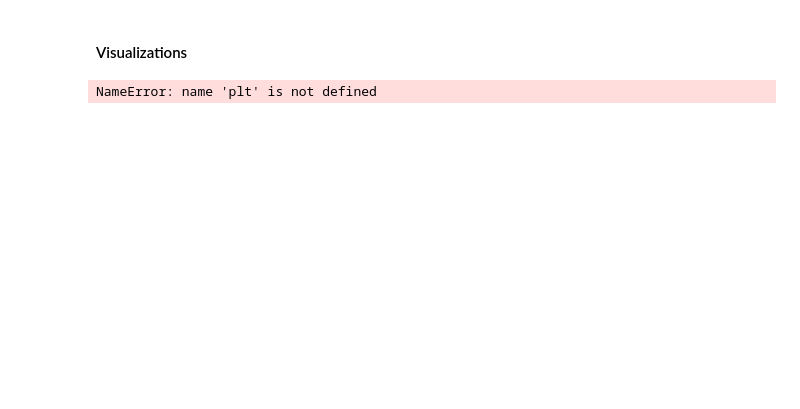
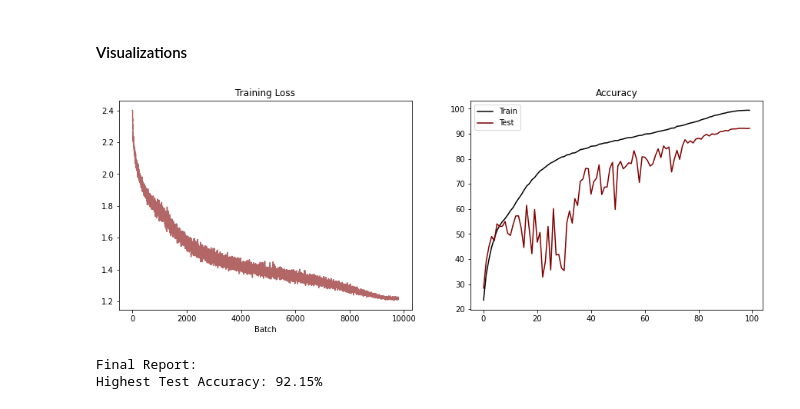
Before and after one commit to pranavrao10/dynamic-cnn-image-classification, a Jupyter notebook: dynamic-cnn-image-classification.ipynb, the cells around one changed output. Drawn from its saved outputs; the diff is of its cells as text; code cells hidden in the pictures; blank space fills up the shorter version.

```diff
--- a/dynamic-cnn-image-classification.ipynb
+++ b/dynamic-cnn-image-classification.ipynb
@@ -109,18 +112,18 @@ print(f"Using device: {device}")
 model = model.to(device)
 scaler = GradScaler(device=device.type if device.type == 'cuda' else None, enabled=(device.type == 'cuda'))
 
-optimizer = optim.SGD(model.parameters(), lr=0.1, momentum=0.95, weight_decay=5e-4)
-scheduler = optim.lr_scheduler.CosineAnnealingWarmRestarts(optimizer, T_0=50, T_mult=2, eta_min=1e-4)
-criterion = nn.CrossEntropyLoss(label_smoothing=0.2)
+optimizer = optim.SGD(model.parameters(), lr=0.15, momentum=0.95, nesterov = True, weight_decay=1e-3)
+scheduler = optim.lr_scheduler.OneCycleLR(optimizer, max_lr=0.15, pct_start = 0.3, div_factor=25, final_div_factor=1e4, steps_per_epoch=len(trainloader), epochs=100)
+criterion = nn.CrossEntropyLoss(label_smoothing=0.3)
 
 train_loss, train_acc, test_acc = [], [], []
 best_acc = 0
 
-for epoch in range(150):
+for epoch in range(100):
     model.train()
     total, correct = 0, 0
 
-    for inputs, labels in tqdm(trainloader, desc=f'Epoch {epoch+1}/150'):
+    for inputs, labels in tqdm(trainloader, desc=f'Epoch {epoch+1}/100'):
         inputs, labels = inputs.to(device), labels.to(device)
 
         optimizer.zero_grad()
@@ -167,28 +181,24 @@ RuntimeError: MPS backend out of memory (MPS allocated: 34.30 GB, other allocati
 # %%
 plt.figure(figsize=(15, 5))
 
-colors = {'train_loss': 'maroon', 'train_acc': 'navy', 'test_acc': 'maroon', 'smoothed_loss': 'maroon'}
-plt.subplot(1, 3, 1)
-plt.plot(train_loss, alpha=0.6)
+plt.subplot(1, 2, 1)
+plt.plot(train_loss, alpha=0.6, color='maroon')
 plt.title('Training Loss')
 plt.xlabel('Batch')
 
-plt.subplot(1, 3, 2)
-plt.plot(train_acc, label='Train')
-plt.plot(test_acc, label='Test')
+plt.subplot(1, 2, 2)
+plt.plot(train_acc, label='Train', color = 'black')
+plt.plot(test_acc, label='Test', color = 'maroon')
 plt.title('Accuracy')
 plt.legend()
 
-plt.subplot(1, 3, 3)
-smoothed = np.convolve(train_loss, np.ones(100)/100, mode='valid')
-plt.plot(smoothed)
-plt.title('Smoothed Loss (100 batches)')
-plt.tight_layout()
 
 plt.savefig('training_metrics.png')
 plt.show()
 
 print(f"\nFinal Report:")
 print(f"Highest Test Accuracy: {best_acc:.2f}%")
 # %% [output]
+[figure, added]
-NameError: name 'plt' is not defined
+Final Report:
+Highest Test Accuracy: 92.15%
```
Also changed, not shown: parts of 2 cells of this notebook.
